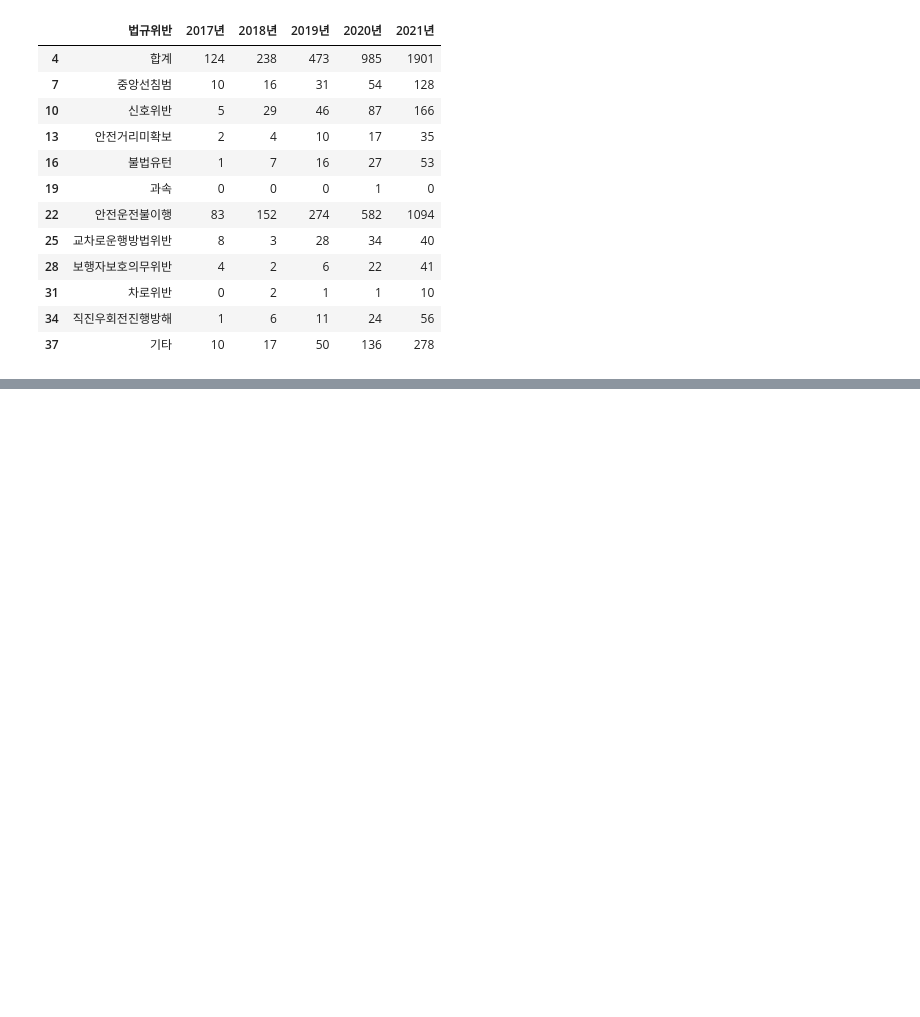
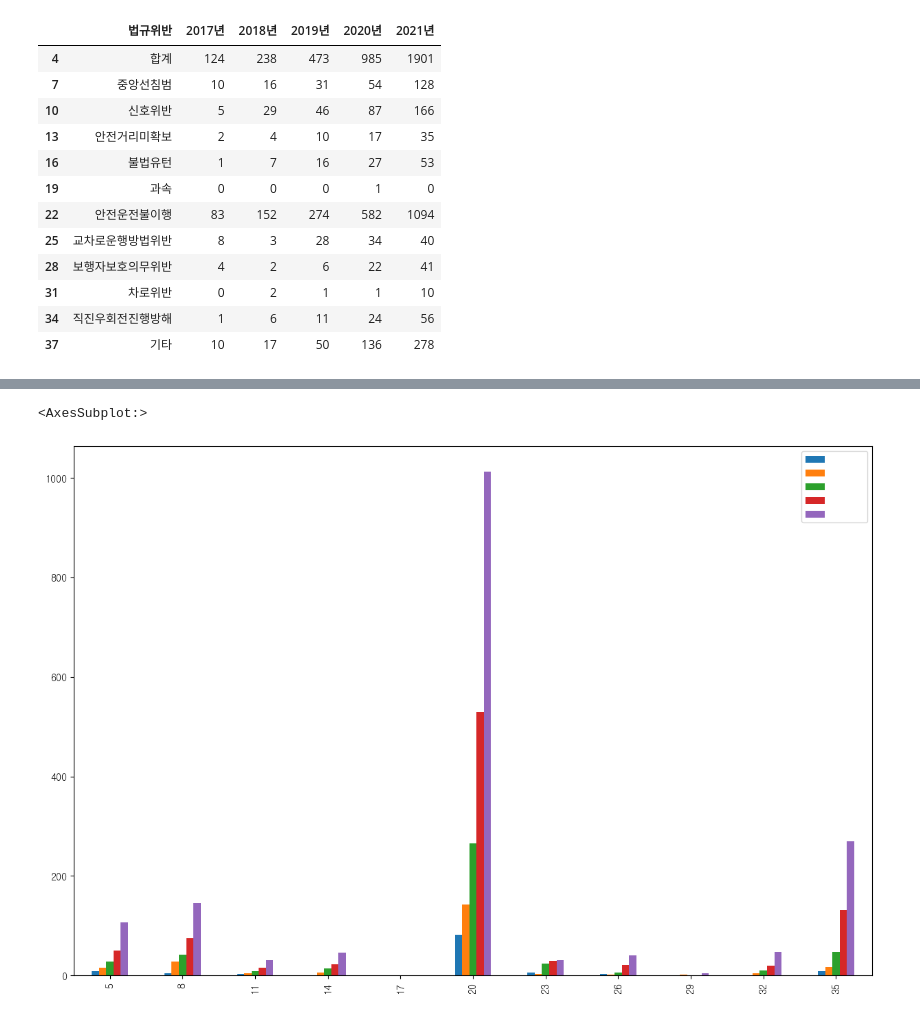
Before and after one commit to choidongjune/uos2022_big_data_contest, a Jupyter notebook: 최재혁/법규위반별 교통사고.ipynb, the cells around one changed output, grey strips where cells are left out. Drawn from its saved outputs; the diff is of its cells as text; code cells hidden in the pictures; blank space fills up the shorter version.

```diff
--- a/최재혁/법규위반별 교통사고.ipynb
+++ b/최재혁/법규위반별 교통사고.ipynb
@@ -116,0 +166,14 @@ pm_data_사고건수
+# %%
+import squarify as sq
+plt.rcParams['axes.unicode_minus'] = False
+color=['#4619FF','cornflowerblue','mediumpurple','darkslateblue']
+color=['#28356B','#9FAFED','#5774EB','#040080','#445BB8','#4348B3','#A2A8E4','#8385D1','#D0DEF2']
+color=['#4619FF','#10DED7','#77F51D','#DEA110','#FA4533','#A2A8E4','#47665B','#5C7996','#D0DEF2']
+
+
+plt.rcParams.update({'text.color': "white"})
+# %%
+pm_data_사고건수.plot(kind="bar",figsize=(15,10))
+# %% [output]
+<AxesSubplot:>
+[figure, added]
```
Also changed, not shown: parts of 27 cells of this notebook, 2 other files.
